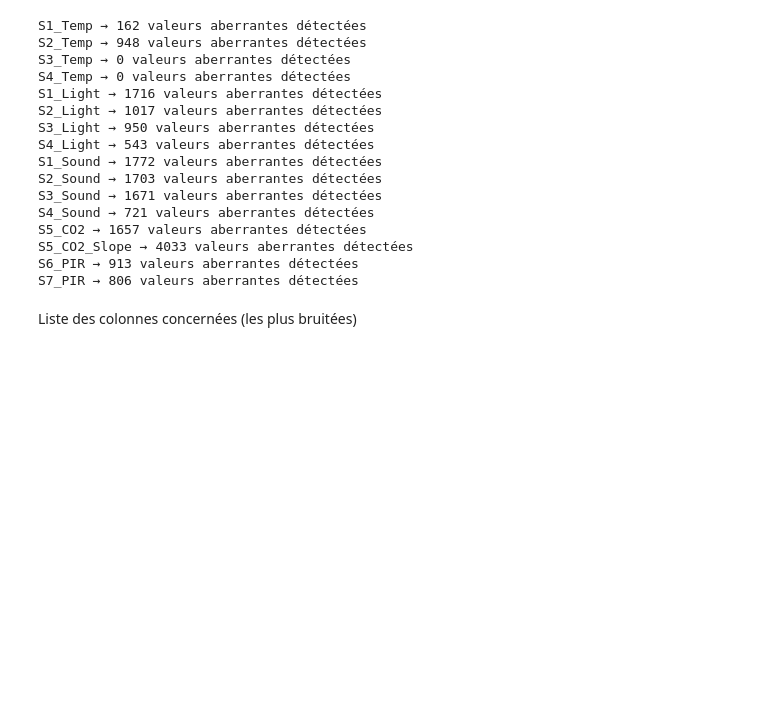
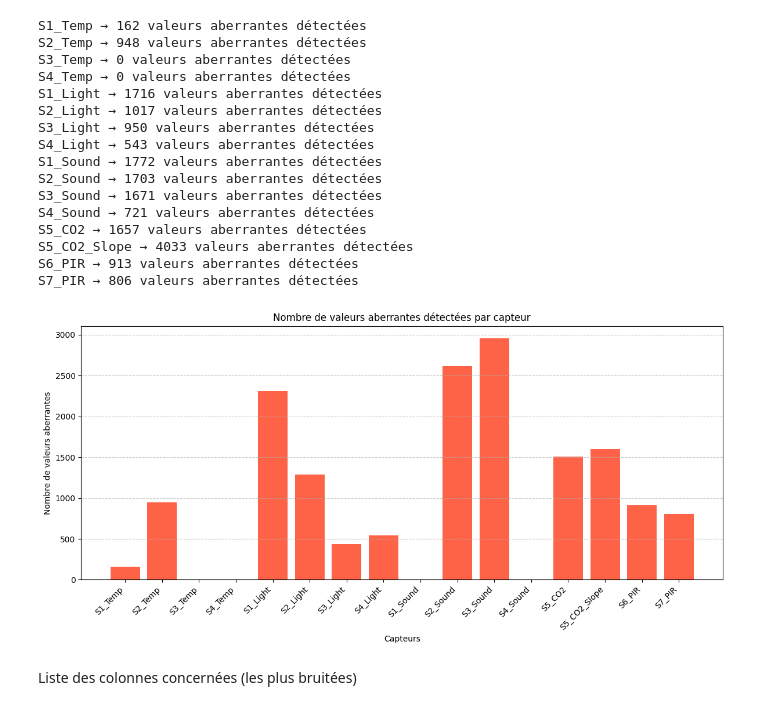
Before and after one commit to valentinedum/room_occupancy_estimation, a Jupyter notebook: notebooks/exploration.ipynb, the cells around one changed output. Drawn from its saved outputs; the diff is of its cells as text; code cells hidden in the pictures; blank space fills up the shorter version.

```diff
--- a/notebooks/exploration.ipynb
+++ b/notebooks/exploration.ipynb
@@ -328,6 +330,33 @@ S5_CO2 → 1657 valeurs aberrantes détectées
 S5_CO2_Slope → 4033 valeurs aberrantes détectées
 S6_PIR → 913 valeurs aberrantes détectées
 S7_PIR → 806 valeurs aberrantes détectées
+# %%
+import matplotlib.pyplot as plt
+
+outlier_counts = {}
+
+for col in sensor_cols:
+    Q1 = df[col].quantile(0.25)
+    Q3 = df[col].quantile(0.75)
+    IQR = Q3 - Q1
+    lower_bound = Q1 - 1.5 * IQR
+    upper_bound = Q3 + 1.5 * IQR
+
+    outliers = df[(df[col] < lower_bound) | (df[col] > upper_bound)]
+    outlier_counts[col] = len(outliers)
+
+# 📊 Tracer les résultats
+plt.figure(figsize=(12, 6))
+plt.bar(outlier_counts.keys(), outlier_counts.values(), color='tomato')
+plt.xticks(rotation=45, ha='right')
+plt.title("Nombre de valeurs aberrantes détectées par capteur")
+plt.xlabel("Capteurs")
+plt.ylabel("Nombre de valeurs aberrantes")
+plt.grid(axis='y', linestyle='--', alpha=0.7)
+plt.tight_layout()
+plt.show()
+# %% [output]
+[figure, added]
 # %% [markdown]
  Liste des colonnes concernées (les plus bruitées)
 # %%
```
Also changed, not shown: parts of 31 cells of this notebook.
